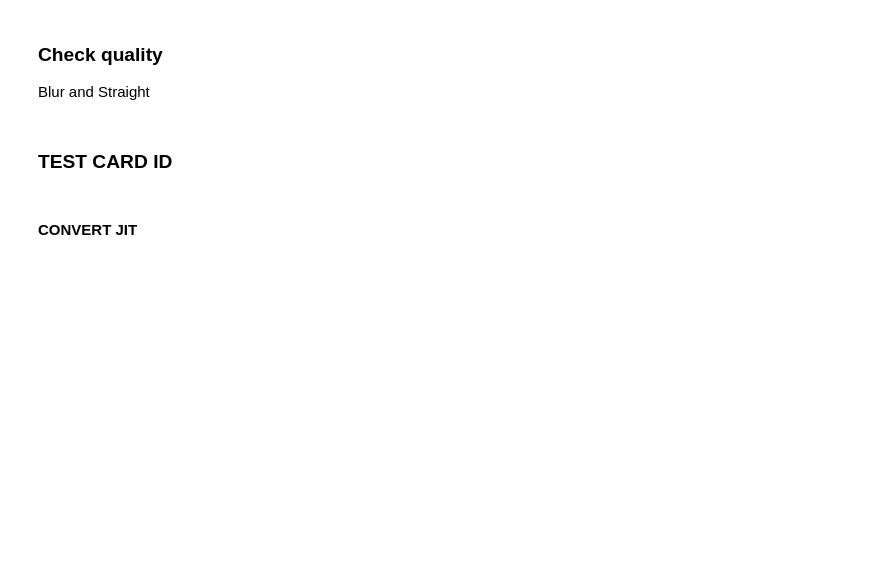
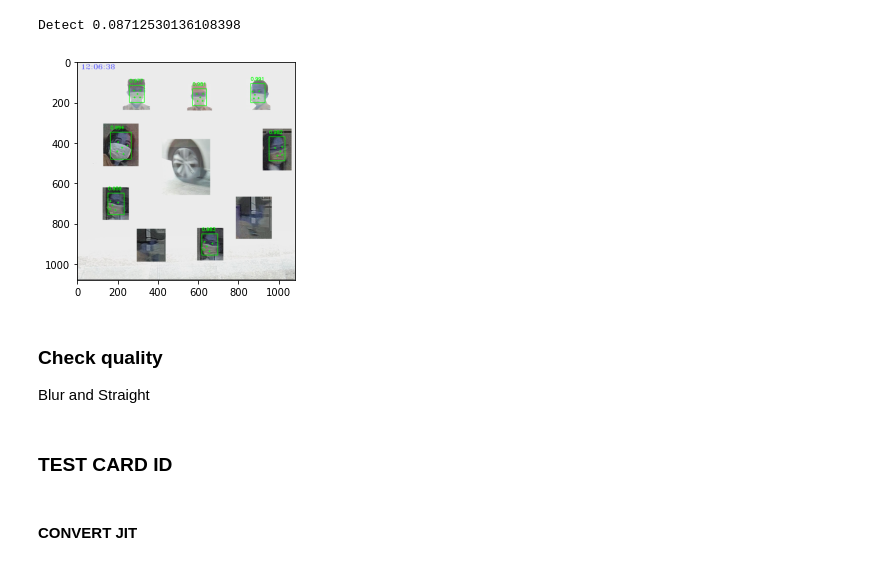
Before and after one commit to khiemauto/InsightFace_LocalSearch, a Jupyter notebook: lab.ipynb, the cells around one changed output. Saved outputs shown, nothing was run; the diff lists cells and outputs as text; code cells hidden in the pictures; blank space fills up the shorter version.

```diff
--- a/lab.ipynb
+++ b/lab.ipynb
@@ -21,23 +21,32 @@ share_param.sdk_config = support.get_config_yaml("configs/sdk_config.yaml")
 share_param.dev_config = support.get_config_yaml("configs/dev_config.yaml")
 share_param.facerec_system = FaceRecognitionSystem(share_param.dev_config["DATA"]["photo_path"], share_param.sdk_config )
 # %%
-bgr = cv2.imread("datalab/faces1.png")
+%matplotlib inline
+
+bgr = cv2.imread("faces.png")
 rgb = cv2.cvtColor(bgr, cv2.COLOR_BGR2RGB)
+preTime = time.time()
 bboxes_batch, landmarks_batch = share_param.facerec_system.sdk.detect_faces_batch([rgb])
-print(bboxes_batch)
+print("Detect", time.time() - preTime)
+# print(bboxes_batch)
 
 bgrDraw = bgr.copy()
 
 for bboxes, landmarks in zip(bboxes_batch, landmarks_batch):
     for bbox, landmark in zip(bboxes, landmarks):
         cv2.rectangle(bgrDraw, (int(bbox[0]), int(bbox[1])), (int(bbox[2]), int(bbox[3])), (0, 255, 0), 2)
         y = bbox[1] - 15 if bbox[1] - 15 > 15 else bbox[1] + 15
         cv2.putText(bgrDraw, "{:03.3f}".format(bbox[4]), (int(bbox[0]), int(y)), cv2.FONT_HERSHEY_SIMPLEX, 0.75, (0, 255, 0), 2)
         cnts = landmark.reshape(5,2, order='F').astype(np.int16)
         for point in cnts:
-            print(point)
+            # print(point)
             cv2.drawMarker(bgrDraw, tuple(point), color=(0,255,0), markerType=cv2.MARKER_CROSS, markerSize=8, thickness=2)
     cv2.imwrite("bgrDraw.png", bgrDraw)
+plt.imshow(bgrDraw)
+# plt.show()
+# %% [output]
+Detect 0.08712530136108398
+[figure, added]
 # %%
 #CROP
 count = 0
```
